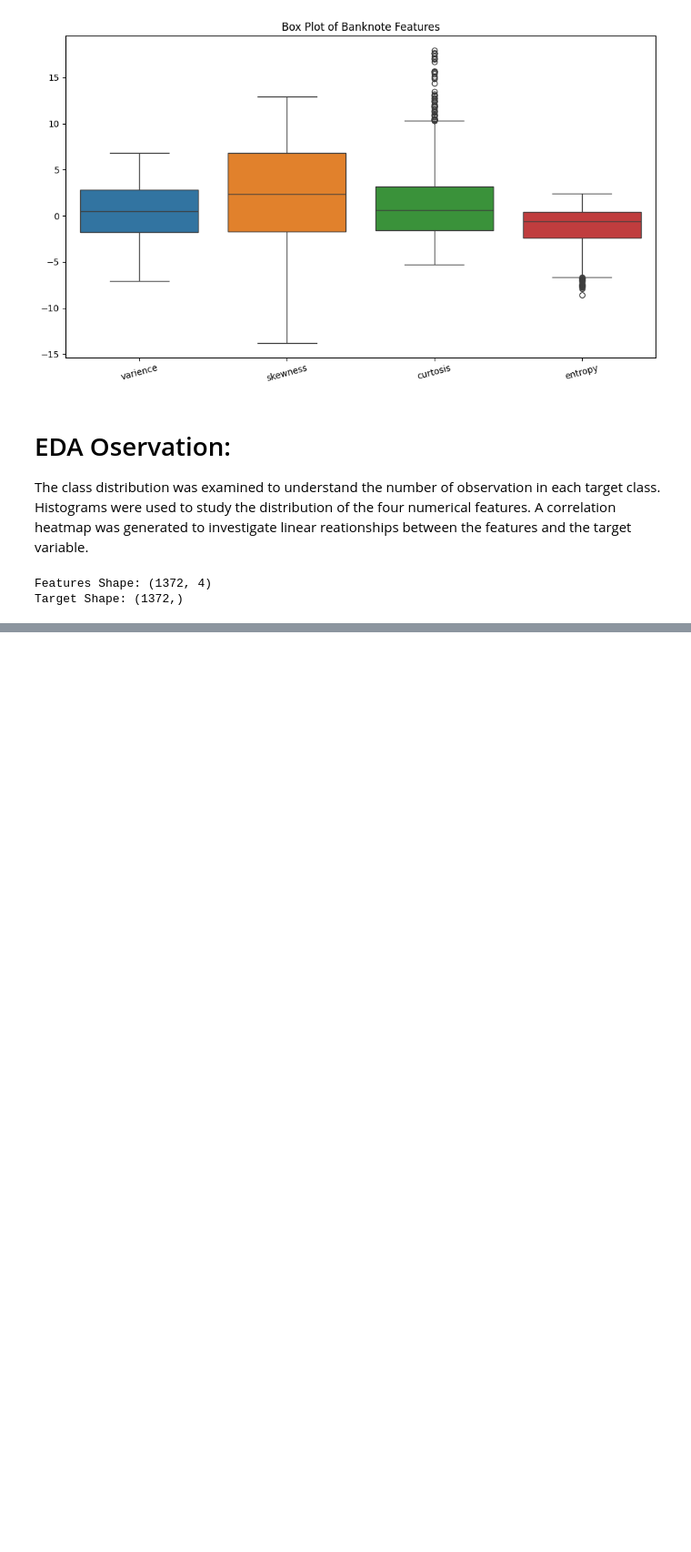
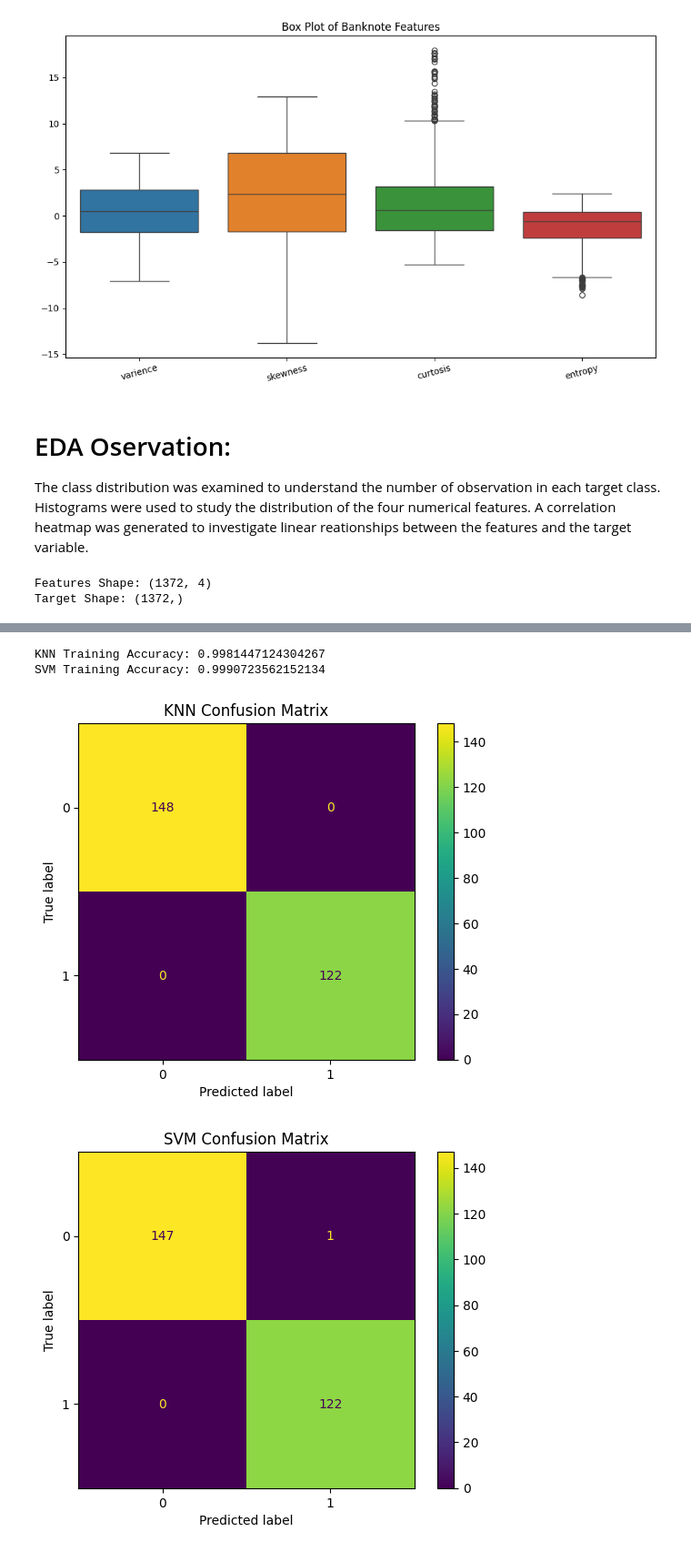
Before and after one commit to TrishaPal2003/Bank_Authentication, a Jupyter notebook: Banknote_Authentication.ipynb, the cells around one changed output, grey strips where cells are left out. Shown at 91% size. Cells and saved outputs as stored; diff of their text form; code cells hidden in the pictures; blank space fills up the shorter version.

Commit message:
removed duplicate values and updated the accuracy of both models

```diff
--- a/Banknote_Authentication.ipynb
+++ b/Banknote_Authentication.ipynb
@@ -108,17 +165,26 @@ Target Shape: (1372,)
 # %%
-x_train, x_test, y_train, y_test = train_test_split(features, target, test_size=0.20, random_state=42, stratify=target)
+x_train_clean, x_test_clean, y_train_clean, y_test_clean = train_test_split(
+    features_clean,
+    target_clean,
+    test_size=0.20,
+    random_state=42,
+    stratify=target_clean
+)
 # %%
-knn_pipeline = Pipeline([
+knn_pipeline_clean = Pipeline([
     ('scaler', StandardScaler()),
     ('model', KNeighborsClassifier(n_neighbors=5))
 ])
 
-knn_pipeline.fit(x_train, y_train)
-knn_predictions = knn_pipeline.predict(x_test)
+knn_pipeline_clean.fit(x_train_clean, y_train_clean)
+
+knn_predictions_clean = knn_pipeline_clean.predict(x_test_clean)
 # %%
-svm_pipeline = Pipeline([
+svm_pipeline_clean = Pipeline([
     ('scaler', StandardScaler()),
     ('model', SVC(kernel='rbf'))
 ])
-svm_pipeline.fit(x_train, y_train)
-svm_predictions = svm_pipeline.predict(x_test)
+
+svm_pipeline_clean.fit(x_train_clean, y_train_clean)
+
+svm_predictions_clean = svm_pipeline_clean.predict(x_test_clean)
@@ -154,0 +262,32 @@ weighted avg       1.00      1.00      1.00       275
+# %%
+print("KNN Training Accuracy:",
+      knn_pipeline_clean.score(x_train_clean, y_train_clean))
+
+print("SVM Training Accuracy:",
+      svm_pipeline_clean.score(x_train_clean, y_train_clean))
+# %% [output]
+KNN Training Accuracy: 0.9981447124304267
+SVM Training Accuracy: 0.9990723562152134
+# %%
+# KNN
+cm_knn = confusion_matrix(y_test_clean, knn_predictions_clean)
+
+ConfusionMatrixDisplay(
+    confusion_matrix=cm_knn
+).plot()
+
+plt.title("KNN Confusion Matrix")
+plt.show()
+
+# SVM
+cm_svm = confusion_matrix(y_test_clean, svm_predictions_clean)
+
+ConfusionMatrixDisplay(
+    confusion_matrix=cm_svm
+).plot()
+
+plt.title("SVM Confusion Matrix")
+plt.show()
+# %% [output]
+[figure, added]
+[figure, added]
```
Also changed, not shown: parts of 9 cells of this notebook.
